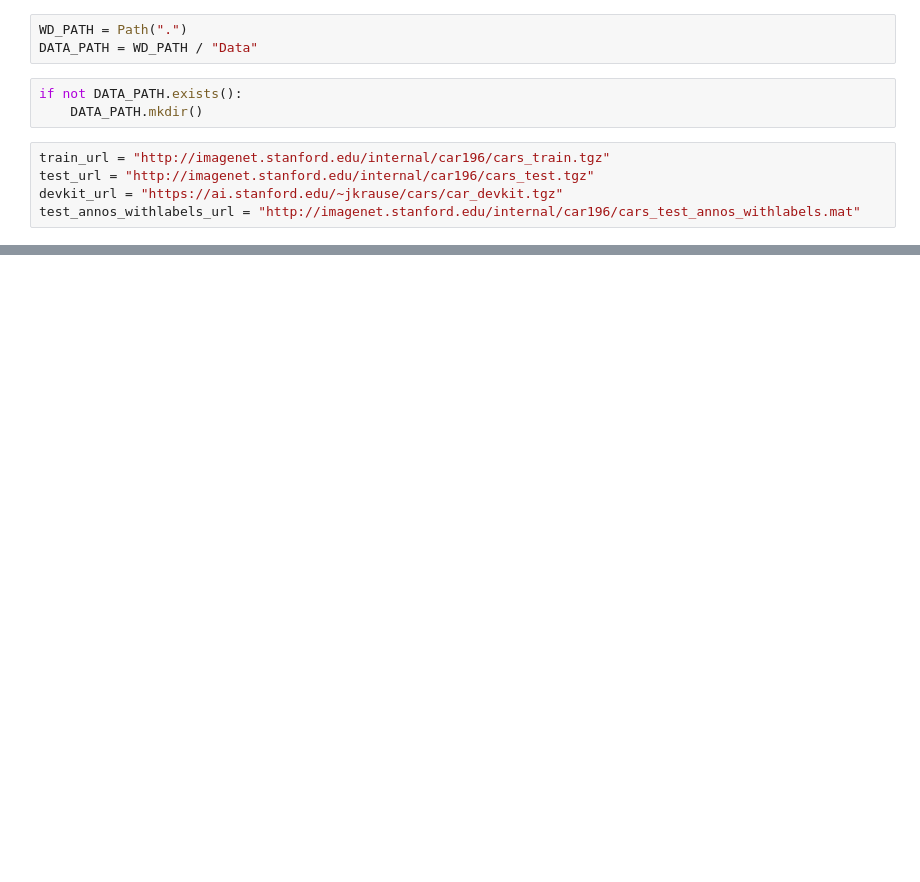
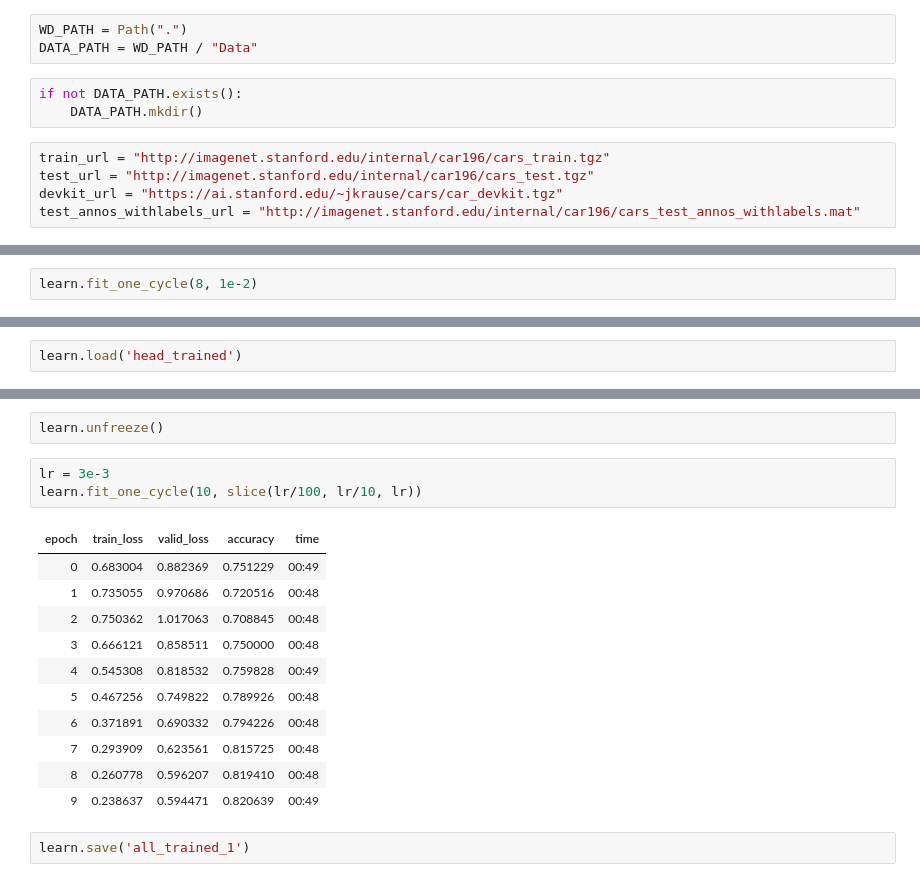
Before and after one commit to zerothphase/ai4sea_cv_challenge, a Jupyter notebook: 01_Baseline.ipynb, the cells around one changed output, grey strips where cells are left out. Cells and saved outputs as stored; diff of their text form; blank space fills up the shorter version.

```diff
--- a/01_Baseline.ipynb
+++ b/01_Baseline.ipynb
@@ -161,0 +130,2 @@ def show_img(imgs_list):
+# %%
+learn.fit_one_cycle(8, 1e-2)
@@ -161,0 +144,2 @@ def show_img(imgs_list):
+# %%
+learn.load('head_trained')
@@ -161,0 +164,19 @@ def show_img(imgs_list):
+# %%
+learn.unfreeze()
+# %%
+lr = 3e-3
+learn.fit_one_cycle(10, slice(lr/100, lr/10, lr))
+# %% [output]
+| epoch | train_loss | valid_loss | accuracy | time |
+| 0 | 0.683004 | 0.882369 | 0.751229 | 00:49 |
+| 1 | 0.735055 | 0.970686 | 0.720516 | 00:48 |
+| 2 | 0.750362 | 1.017063 | 0.708845 | 00:48 |
+| 3 | 0.666121 | 0.858511 | 0.750000 | 00:48 |
+| 4 | 0.545308 | 0.818532 | 0.759828 | 00:49 |
+| 5 | 0.467256 | 0.749822 | 0.789926 | 00:48 |
+| 6 | 0.371891 | 0.690332 | 0.794226 | 00:48 |
+| 7 | 0.293909 | 0.623561 | 0.815725 | 00:48 |
+| 8 | 0.260778 | 0.596207 | 0.819410 | 00:48 |
+| 9 | 0.238637 | 0.594471 | 0.820639 | 00:49 |
+# %%
+learn.save('all_trained_1')
```
Also changed, not shown: parts of 48 cells of this notebook, 1 other file.
